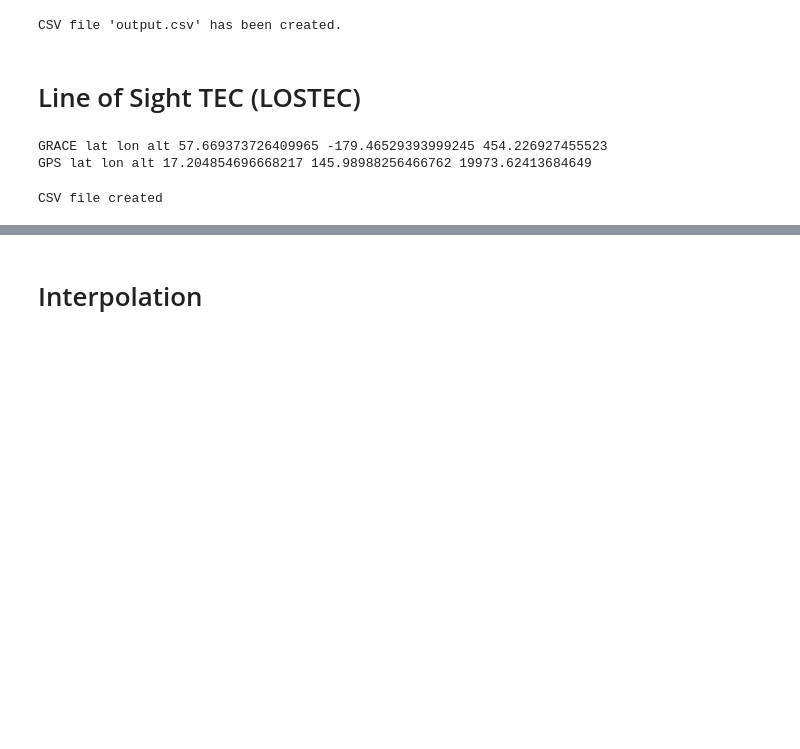
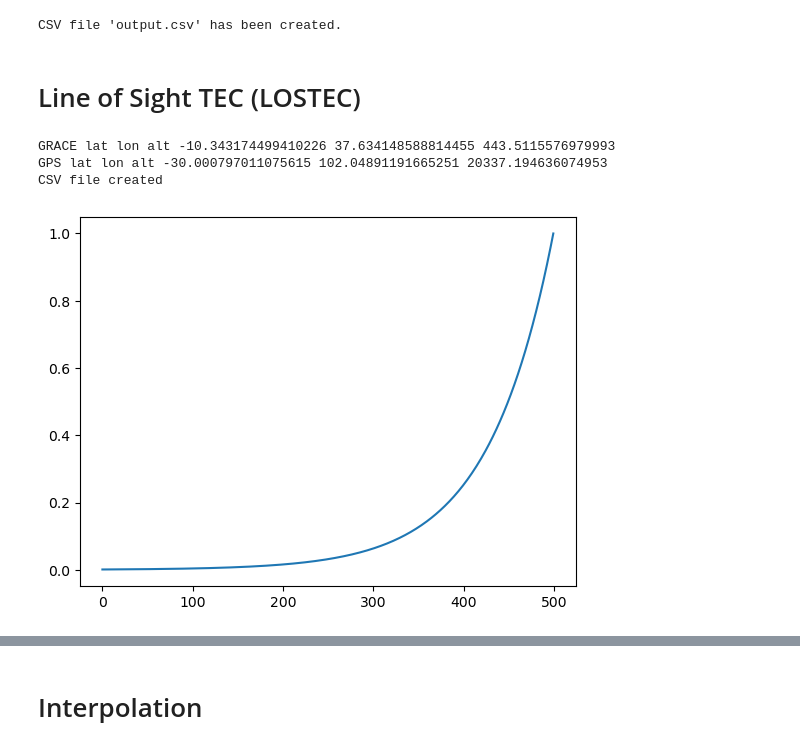
Before and after one commit to abukowski21/sat-interp-tid-analysis, a Jupyter notebook: esa_lostec.ipynb, the cells around one changed output, grey strips where cells are left out. Cells and saved outputs as stored; diff of their text form; code cells hidden in the pictures; blank space fills up the shorter version.

```diff
--- a/esa_lostec.ipynb
+++ b/esa_lostec.ipynb
@@ -234,10 +236,19 @@ time_r = []
 sep_r = []
 index = []
 
-prn = 2
-col = 2*6
+prn = 3
+col = prn*6
 
-for i in range(50,186):
+N = 500
+num = np.geomspace(1e-3, 1, N)
+
+
+#for i in range(50,186):
+#for i in range(451, 568):
+#for i in range(967, 1147):
+#for i in range(2389, 2537):
+#for i in range(2952, 3089):
+for i in range(3519, 3651):
 #for i in range(len(date_t)+1):
     if i != 0 and data_n[i][col] != 0:
         #print(i, data_n[i][col])
@@ -256,7 +267,7 @@ for i in range(50,186):
         del_z = g_z - l_z
         sp = np.sqrt(del_x**2 + del_y**2 + del_z**2)
 
-        N = 1000
+
         '''
         x_seq = np.geomspace(l_x,g_x,N)
         y_seq = np.geomspace(l_y,g_y,N)
@@ -266,49 +277,51 @@ for i in range(50,186):
             lat_n, lon_n, alt_n = ecef_geodetic.ecef_to_lla(x, y, z)
 
             lat_r.append(lat_n)
             lon_r.append(lon_n)
             alt_r.append(alt_n/1000)
             time_r.append(t_i)
             index.append(i)
             sep_r.append(sp)
         '''
-
-        num = np.geomspace(1e-3, 1, N)
 
 
         for n in num:
             x = l_x + n*del_x
             y = l_y + n*del_y
             z = l_z + n*del_z
 
             lat_n, lon_n, alt_n = ecef_geodetic.ecef_to_lla(x, y, z)
 
             lat_r.append(lat_n)
             lon_r.append(lon_n)
             alt_r.append(alt_n/1000)
             time_r.append(t_i)
             index.append(i)
             sep_r.append(sp)
 
 
 
 print('GRACE lat lon alt', lat_r[0], lon_r[0], alt_r[0])
 print('GPS lat lon alt', lat_r[-1], lon_r[-1], alt_r[-1])
+
+plt.plot(num)
+
+
+# Creating the csv file
+
+output_file = 'ray-coords.csv'
+
+with open(output_file, 'w', newline='') as csvfile:
+    writer = csv.writer(csvfile)
+    writer.writerow(['lat', 'lon', 'alt'])
+    writer.writerows(zip(lat_r, lon_r, alt_r))
+
+print('CSV file created')
 # %% [output]
-GRACE lat lon alt 57.669373726409965 -179.46529393999245 454.226927455523
-GPS lat lon alt 17.204854696668217 145.98988256466762 19973.62413684649
+GRACE lat lon alt -10.343174499410226 37.634148588814455 443.5115576979993
+GPS lat lon alt -30.000797011075615 102.04891191665251 20337.194636074953
+CSV file created
+[figure, added]
-# %%
-# Name the csv file (no need to create a file beforehand)
-output_file = 'ray-coords.csv'
-
-with open(output_file, 'w', newline='') as csvfile:
-    writer = csv.writer(csvfile)
-    writer.writerow(['lat', 'lon', 'alt'])  # Write header row
-    writer.writerows(zip(lat_r, lon_r, alt_r)) # Enter the list
-
-print('CSV file created')
-# %% [output]
-CSV file created
 # %%
 os.system("time python /home/pxv220016/prasoon/data/SAMI3-GITM-python/SAMI3_ESMF_Regrid.py /home/pxv220016/scratch/2013-03-17_SAMI '20130316' --cols edens --out_dir /home/pxv220016/prasoon/data/sat_interp_repo/sat-interp-tid-analysis/updated_sat_data/ray_tracing/20130316 --custom_input_file /home/pxv220016/prasoon/data/sat_interp_repo/sat-interp-tid-analysis/ray-coords.csv --ESMF_DIR /home/pxv220016/prasoon/data/SAMI3-GITM-python/esmf-8.4.0/apps/appsO/Linux.gfortran.64.openmpi.default/ --remake_files")
 # %% [output]
```
Also changed, not shown: parts of 9 cells of this notebook.
